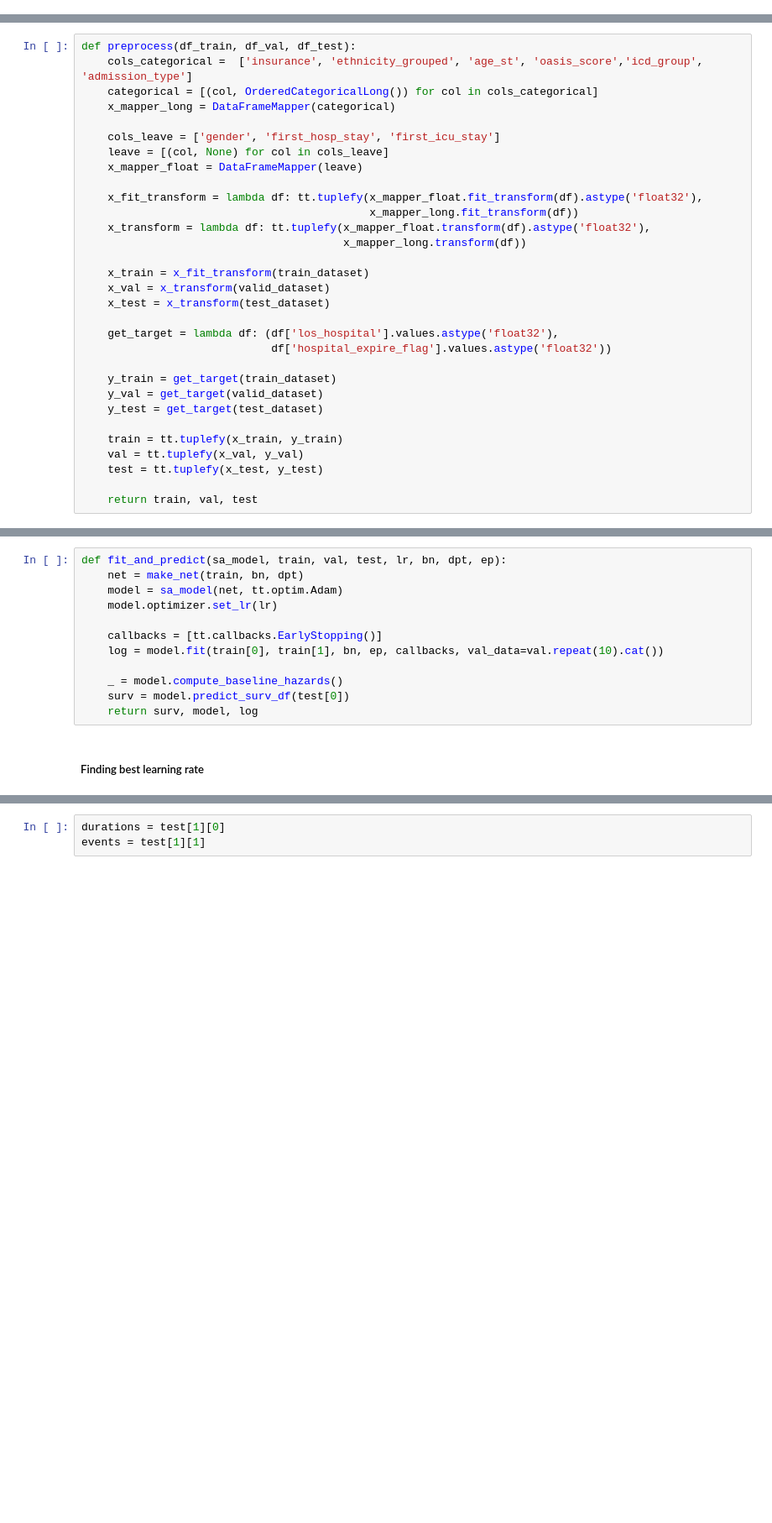
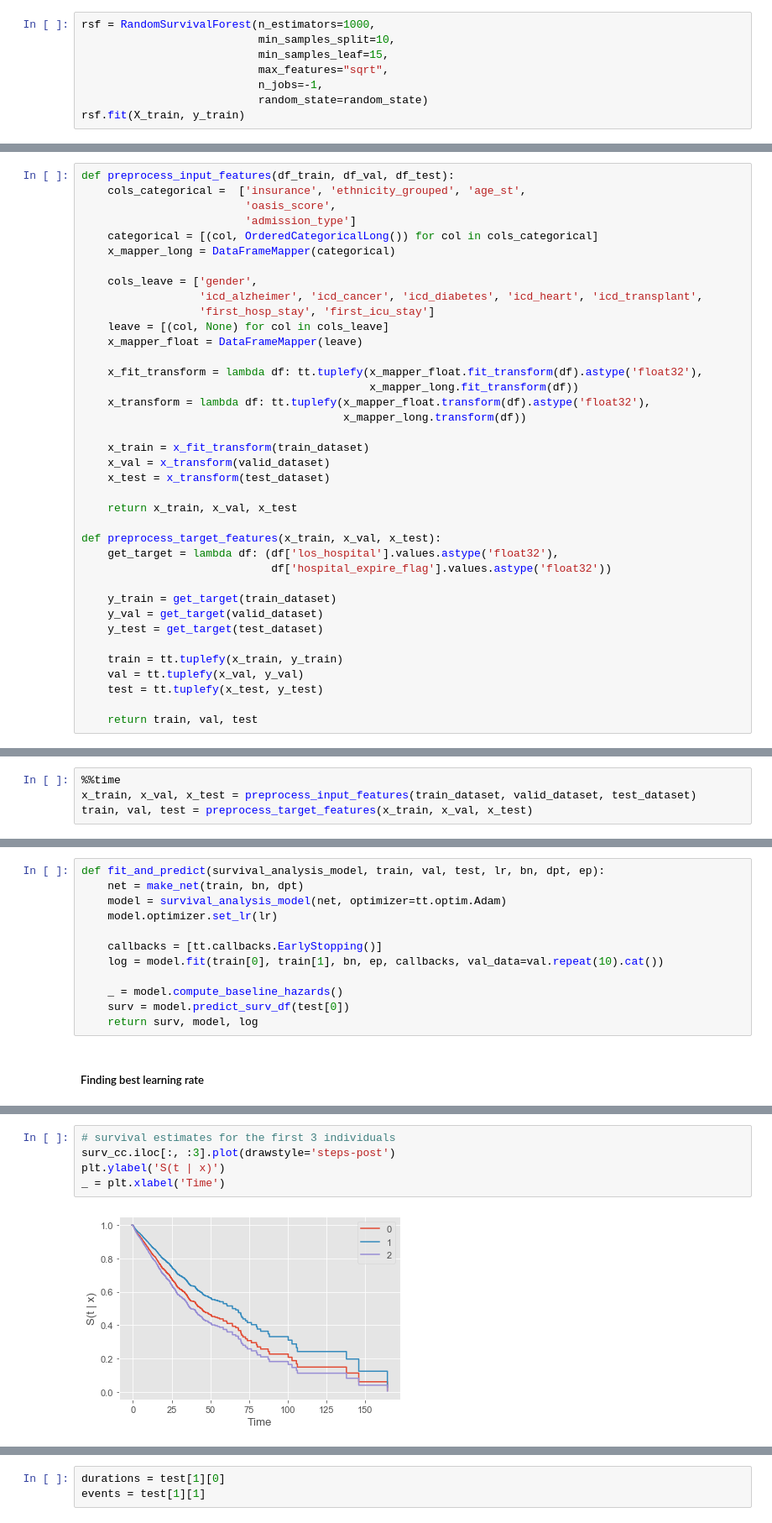
Before and after one commit to bseewald/fairness-ml-health, a Jupyter notebook: notebooks/mimic-iii/survival_analysis/cox.ipynb, the cells around one changed output, grey strips where cells are left out. Shown at 84% size. Saved outputs shown, nothing was run; the diff lists cells and outputs as text; blank space fills up the shorter version.

Commit message:
added Random Survival Forest model

```diff
--- a/notebooks/mimic-iii/survival_analysis/cox.ipynb
+++ b/notebooks/mimic-iii/survival_analysis/cox.ipynb
@@ -597,0 +706,8 @@ plt.legend(bbox_to_anchor=(1.05, 1), loc='upper left', borderaxespad=0., labels=
+# %%
+rsf = RandomSurvivalForest(n_estimators=1000,
+                           min_samples_split=10,
+                           min_samples_leaf=15,
+                           max_features="sqrt",
+                           n_jobs=-1,
+                           random_state=random_state)
+rsf.fit(X_train, y_train)
@@ -627,12 +754,16 @@ tt.tuplefy(train_dataset, valid_dataset, test_dataset).lens()
 # %% [markdown]
 We will use entity embedding for the categorical variables. Hence, they are transformed to int64 integers representing the categories. The category 0 is reserved for None and very small categories that are set to None. We use the OrderedCategoricalLong transform to achieve this.
 # %%
-def preprocess(df_train, df_val, df_test):
-    cols_categorical =  ['insurance', 'ethnicity_grouped', 'age_st', 'oasis_score','icd_group', 'admission_type']
+def preprocess_input_features(df_train, df_val, df_test):
+    cols_categorical =  ['insurance', 'ethnicity_grouped', 'age_st',
+                         'oasis_score',
+                         'admission_type']
     categorical = [(col, OrderedCategoricalLong()) for col in cols_categorical]
     x_mapper_long = DataFrameMapper(categorical)
 
-    cols_leave = ['gender', 'first_hosp_stay', 'first_icu_stay']
+    cols_leave = ['gender',
+                  'icd_alzheimer', 'icd_cancer', 'icd_diabetes', 'icd_heart', 'icd_transplant',
+                  'first_hosp_stay', 'first_icu_stay']
     leave = [(col, None) for col in cols_leave]
     x_mapper_float = DataFrameMapper(leave)
 
@@ -645,6 +776,9 @@ def preprocess(df_train, df_val, df_test):
     x_val = x_transform(valid_dataset)
     x_test = x_transform(test_dataset)
 
+    return x_train, x_val, x_test
+
+def preprocess_target_features(x_train, x_val, x_test):
     get_target = lambda df: (df['los_hospital'].values.astype('float32'),
                              df['hospital_expire_flag'].values.astype('float32'))
 
@@ -667,0 +796,4 @@ Wall time: 70.3 ms
+# %%
+%%time
+x_train, x_val, x_test = preprocess_input_features(train_dataset, valid_dataset, test_dataset)
+train, val, test = preprocess_target_features(x_train, x_val, x_test)
@@ -686,7 +823,7 @@ To train the model we need to define an optimizer. You can choose any torch.opti
 # %%
-def fit_and_predict(sa_model, train, val, test, lr, bn, dpt, ep):
+def fit_and_predict(survival_analysis_model, train, val, test, lr, bn, dpt, ep):
     net = make_net(train, bn, dpt)
-    model = sa_model(net, tt.optim.Adam)
+    model = survival_analysis_model(net, optimizer=tt.optim.Adam)
     model.optimizer.set_lr(lr)
 
     callbacks = [tt.callbacks.EarlyStopping()]
@@ -779,0 +1106,7 @@ model_ph.partial_log_likelihood(*val).mean()
+# %%
+# survival estimates for the first 3 individuals
+surv_cc.iloc[:, :3].plot(drawstyle='steps-post')
+plt.ylabel('S(t | x)')
+_ = plt.xlabel('Time')
+# %% [output]
+[figure, added]
```
Also changed, not shown: parts of 76 cells of this notebook.
